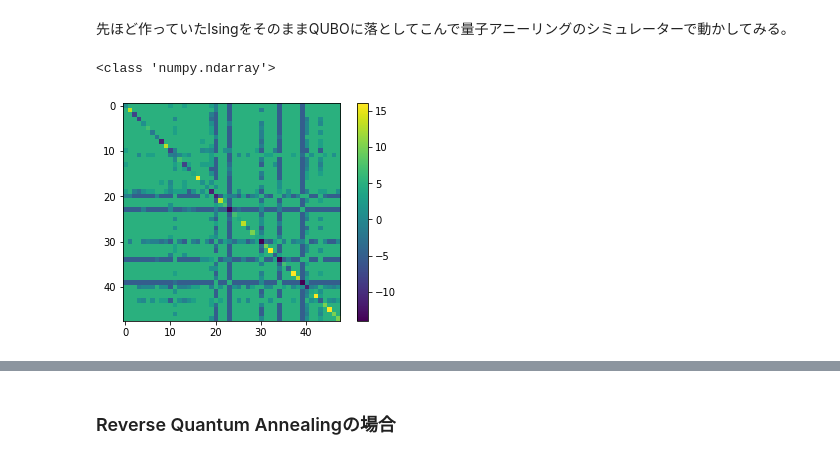
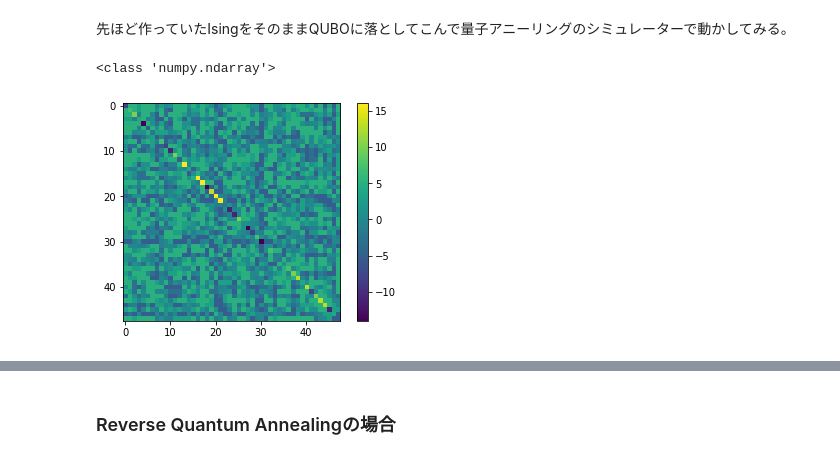
Before and after one commit to OpenJij/OpenJijTutorial, a Jupyter notebook: source/ja/013-ReverseQuantumAnnealing.ipynb, the cells around one changed output, grey strips where cells are left out. Drawn from its saved outputs; the diff is of its cells as text; code cells hidden in the pictures.

Commit message:
Fixed correlation matrix and revised the Sharpe Ratio Calculation

```diff
--- a/source/ja/013-ReverseQuantumAnnealing.ipynb
+++ b/source/ja/013-ReverseQuantumAnnealing.ipynb
@@ -236,8 +282,7 @@ for Nassets in NassetsList:
     print(Solution)
     #相関係数などの準備
     Chart = CreateAssets(Nassets)
-    Chart_pd = pd.DataFrame(Chart).T
-    pairwise_corr = Chart_pd.corr(method='pearson')
+    pairwise_corr = CreateCorrMat(Chart)
     SR_list = list()
     for asset in Chart:
         SR_list.append(CalculateSharpeRatio(asset))
@@ -272,4 +317,15 @@ for Nassets in NassetsList:
     print(Solution)
 
     #Genetic Algorithm
+
+def ConvertSolutionToQuboState(solution):
+    output = list()
+    for i in range(len(solution)):
+        if solution[i] == 1:
+            output.append(1)
+        else: output.append(0)
+    return output
+
+QA_init_state = ConvertSolutionToQuboState(Solution)
+print(QA_init_state)
 # %% [output]
@@ -285,40 +342,39 @@ for Nassets in NassetsList:
 # %%
 from openjij import SQASampler
 sampler = SQASampler()
 
-NassetsList = [48]#, 30, 36, 42, 48, 54, 60]
+#pairwise_corr = CreateCorrMat(Chart)
+#SR_list = list()
+#for asset in Chart:
+#    SR_list.append(CalculateSharpeRatio(asset))
 
-for Nassets in NassetsList:
+#Bucketの翻訳
+#    SRBucket(SR_list)
+#    CorrelationBucket(pairwise_corr)
+#    #print(pairwise_corr)
 
+QUBO = np.random.rand(Nassets**2).reshape(Nassets, Nassets)
+for i in range(Nassets):
+    for j in range(Nassets):
+        QUBO[i][j] = pairwise_corr[i][j]
+for i in range(Nassets):
+    QUBO[i][i] = QUBO[i][i] + SR_list[i]
 
-    #相関係数などの準備
-    Chart = CreateAssets(Nassets)
-    Chart_pd = pd.DataFrame(Chart).T
-    pairwise_corr = Chart_pd.corr(method='pearson')
-    SR_list = list()
-    for asset in Chart:
-        SR_list.append(CalculateSharpeRatio(asset))
+print(type(QUBO))
+import matplotlib.pyplot as plt
+plt.imshow(QUBO)
+plt.colorbar()
+plt.show()
 
-    #Bucketの翻訳
-    SRBucket(SR_list)
-    CorrelationBucket(pairwise_corr)
-    #print(pairwise_corr)
+print('With initialisationL:')
+sampleset = sampler.sample_qubo(QUBO,num_reads=10, initial_state=QA_init_state)
+print(sampleset.record)
 
-    QUBO = np.random.rand(Nassets**2).reshape(Nassets, Nassets)
-    for i in  range(Nassets):
-        for j in range(Nassets):
-            QUBO[i][j] = pairwise_corr[i][j]
-    for i in range(Nassets):
-        QUBO[i][i] = QUBO[i][i] + SR_list[i]
-
-    print(type(QUBO))
-    import matplotlib.pyplot as plt
-    plt.imshow(QUBO)
-    plt.colorbar()
-    plt.show()
-
-    sampleset = sampler.sample_qubo(QUBO,num_reads=10)
-    print(sampleset.record)
+#With out initilisation
+print("")
+print('Without initialisation:')
+sampleset = sampler.sample_qubo(QUBO,num_reads=10)
+print(sampleset.record)
 # %% [output]
 <class 'numpy.ndarray'>
-[figure, old version]
+[figure, new version]
```
Also changed, not shown: parts of 17 cells of this notebook.
